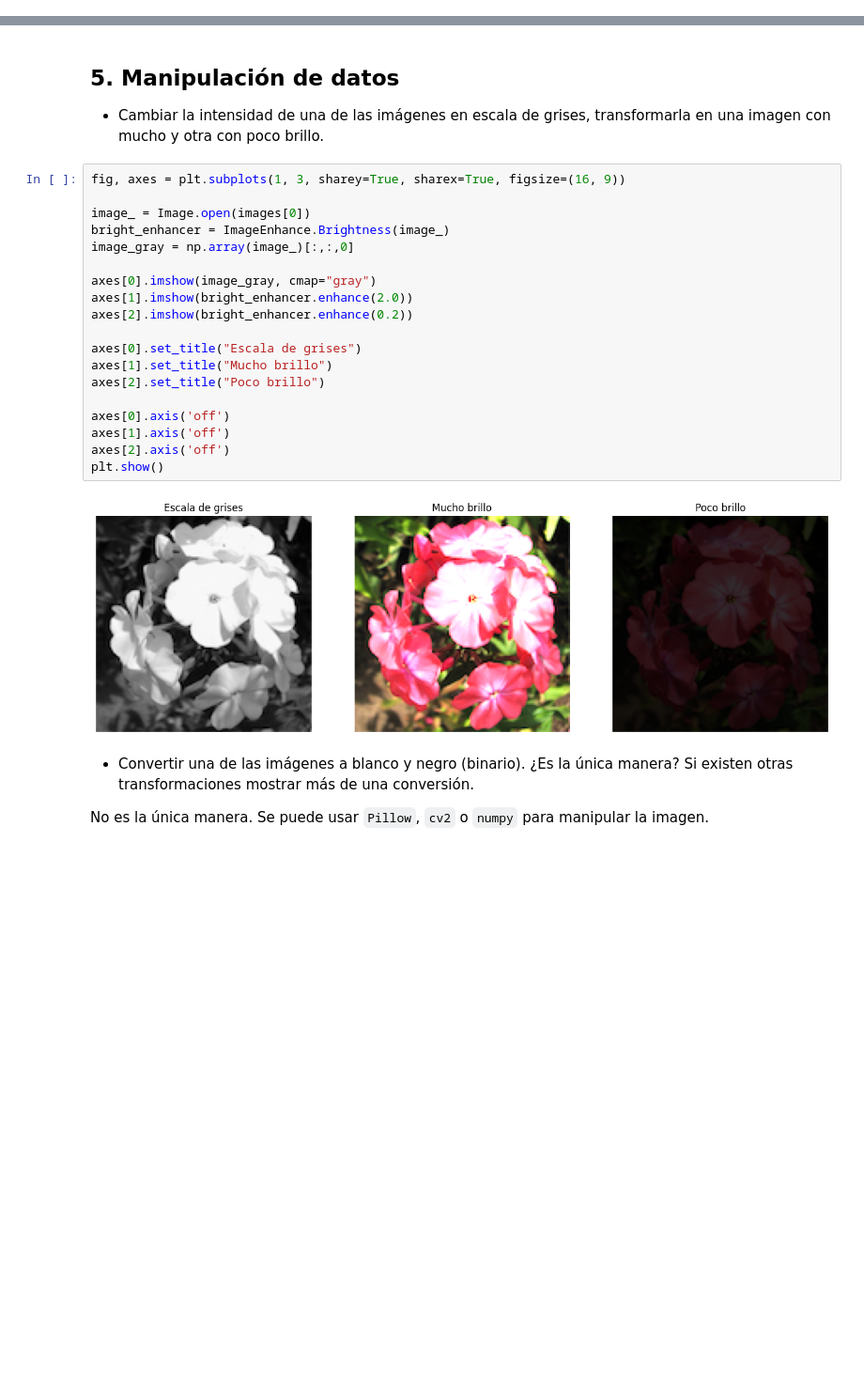
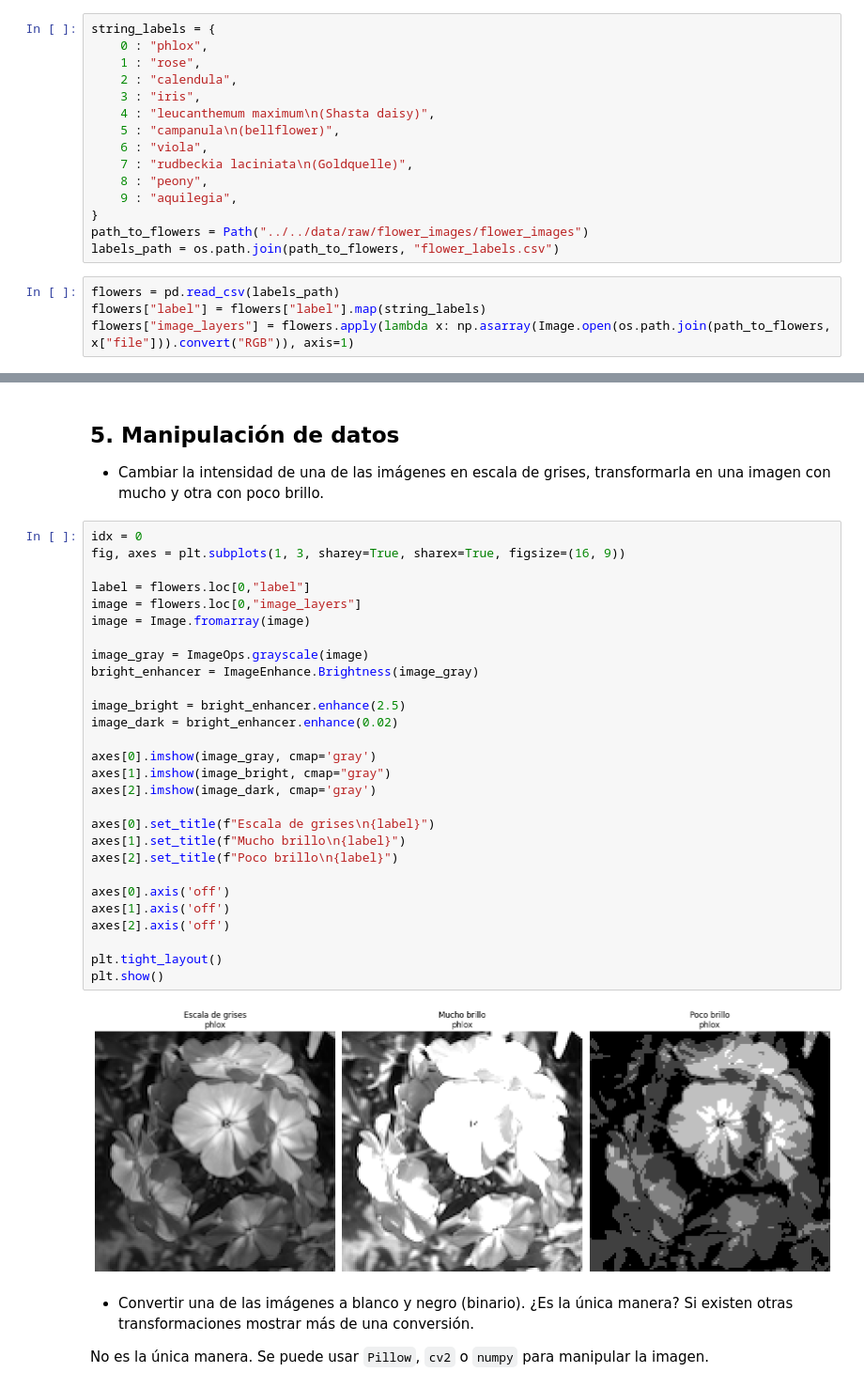
Before and after one commit to MasterUBA-DM-KD/DM_CyT, a Jupyter notebook: notebooks/TP1/preTP1.ipynb, the cells around one changed output, grey strips where cells are left out. Shown at 94% size. Drawn from its saved outputs; the diff is of its cells as text; blank space fills up the shorter version.

```diff
--- a/notebooks/TP1/preTP1.ipynb
+++ b/notebooks/TP1/preTP1.ipynb
@@ -32,0 +35,19 @@ images = sorted(
+# %%
+string_labels = {
+    0 : "phlox",
+    1 : "rose",
+    2 : "calendula",
+    3 : "iris",
+    4 : "leucanthemum maximum\n(Shasta daisy)",
+    5 : "campanula\n(bellflower)",
+    6 : "viola",
+    7 : "rudbeckia laciniata\n(Goldquelle)",
+    8 : "peony",
+    9 : "aquilegia",
+}
+path_to_flowers = Path("../../data/raw/flower_images/flower_images")
+labels_path = os.path.join(path_to_flowers, "flower_labels.csv")
+# %%
+flowers = pd.read_csv(labels_path)
+flowers["label"] = flowers["label"].map(string_labels)
+flowers["image_layers"] = flowers.apply(lambda x: np.asarray(Image.open(os.path.join(path_to_flowers, x["file"])).convert("RGB")), axis=1)
@@ -46,26 +74,35 @@ for i,image_path in enumerate(images[0:nrows*ncols]):
 ## 5. Manipulación de datos
 - Cambiar la intensidad de una de las imágenes en escala de grises, transformarla en una imagen con mucho y otra con poco brillo.
 # %%
+idx = 0
 fig, axes = plt.subplots(1, 3, sharey=True, sharex=True, figsize=(16, 9))
 
-image_ = Image.open(images[0])
-bright_enhancer = ImageEnhance.Brightness(image_)
-image_gray = np.array(image_)[:,:,0]
+label = flowers.loc[0,"label"]
+image = flowers.loc[0,"image_layers"]
+image = Image.fromarray(image)
 
-axes[0].imshow(image_gray, cmap="gray")
-axes[1].imshow(bright_enhancer.enhance(2.0))
-axes[2].imshow(bright_enhancer.enhance(0.2))
+image_gray = ImageOps.grayscale(image)
+bright_enhancer = ImageEnhance.Brightness(image_gray)
 
-axes[0].set_title("Escala de grises")
-axes[1].set_title("Mucho brillo")
-axes[2].set_title("Poco brillo")
+image_bright = bright_enhancer.enhance(2.5)
+image_dark = bright_enhancer.enhance(0.02)
+
+axes[0].imshow(image_gray, cmap='gray')
+axes[1].imshow(image_bright, cmap="gray")
+axes[2].imshow(image_dark, cmap='gray')
+
+axes[0].set_title(f"Escala de grises\n{label}")
+axes[1].set_title(f"Mucho brillo\n{label}")
+axes[2].set_title(f"Poco brillo\n{label}")
 
 axes[0].axis('off')
 axes[1].axis('off')
 axes[2].axis('off')
+
+plt.tight_layout()
 plt.show()
 # %% [output]
-[figure, old version]
+[figure, new version]
 # %% [markdown]
 - Convertir una de las imágenes a blanco y negro (binario). ¿Es la única manera? Si existen otras transformaciones mostrar más de una conversión.
 
```
Also changed, not shown: parts of 15 cells of this notebook, 5 other files.
